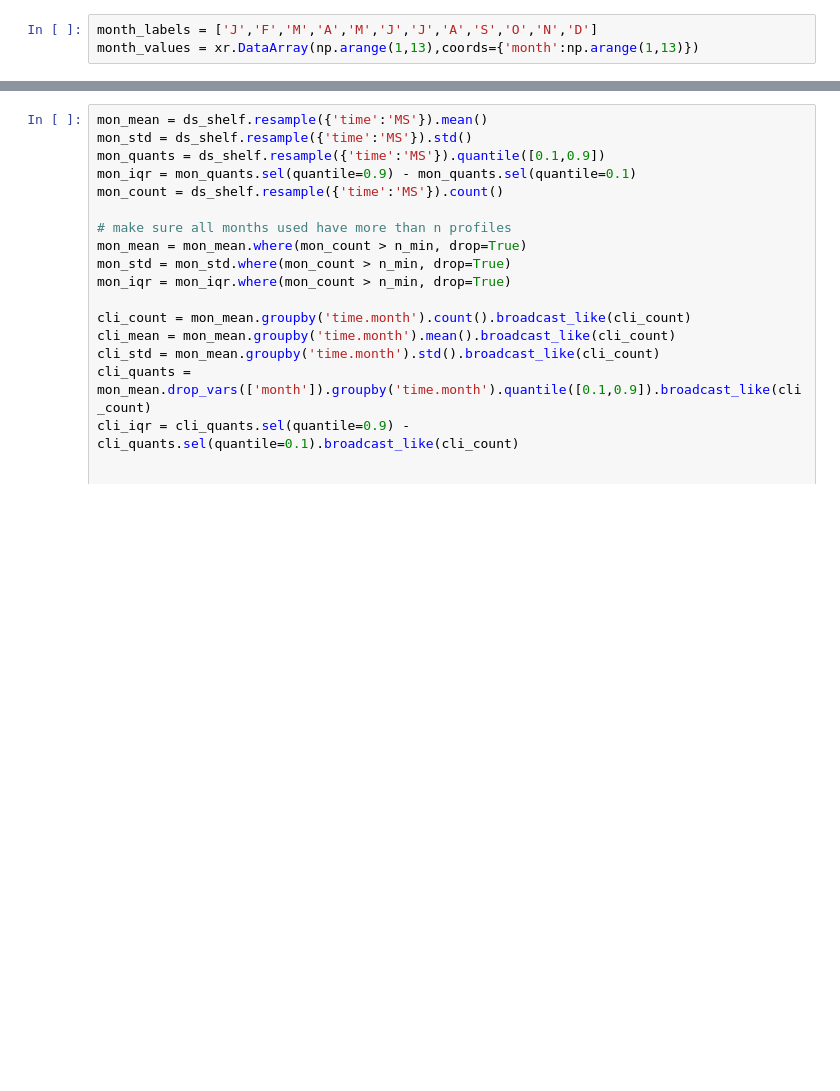
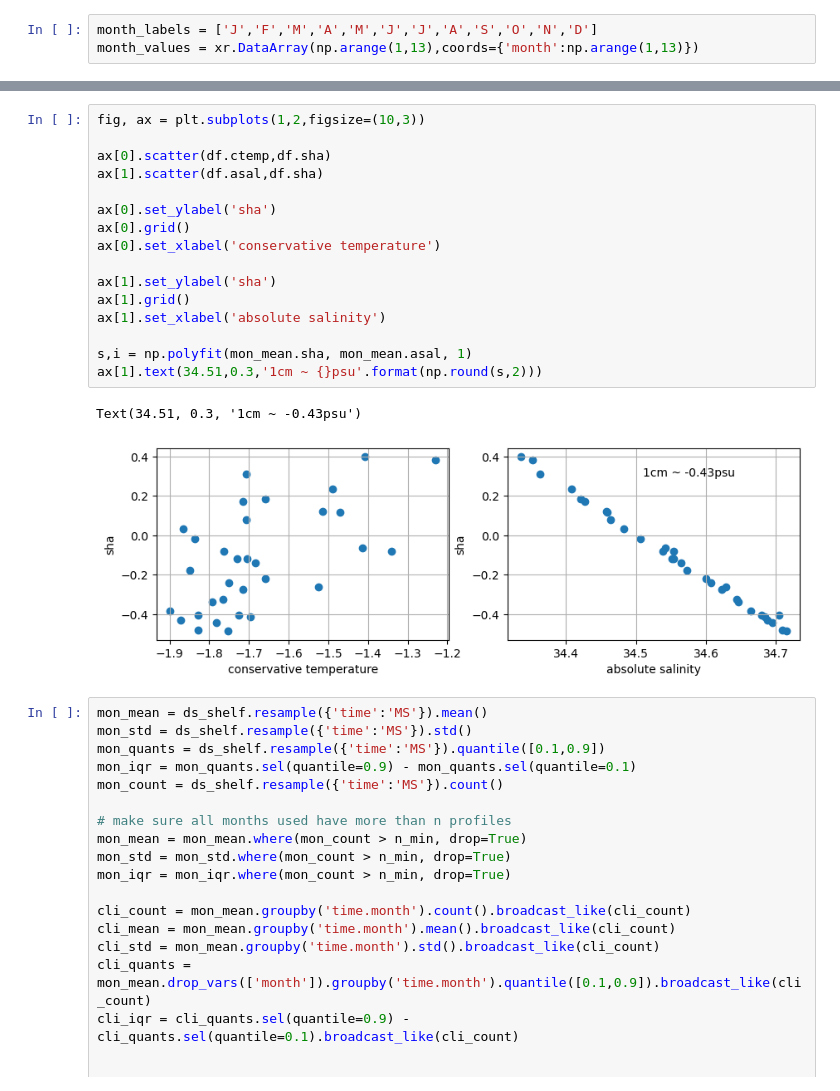
Before and after one commit to eejco/thesis_c3, a Jupyter notebook: c3_natural_variability.ipynb, the cells around one changed output, grey strips where cells are left out. Cells and saved outputs as stored; diff of their text form; blank space fills up the shorter version.

```diff
--- a/c3_natural_variability.ipynb
+++ b/c3_natural_variability.ipynb
@@ -267,3 +193,22 @@ plt.tight_layout()
+# %%
+fig, ax = plt.subplots(1,2,figsize=(10,3))
+
+ax[0].scatter(df.ctemp,df.sha)
+ax[1].scatter(df.asal,df.sha)
+
+ax[0].set_ylabel('sha')
+ax[0].grid()
+ax[0].set_xlabel('conservative temperature')
+
+ax[1].set_ylabel('sha')
+ax[1].grid()
+ax[1].set_xlabel('absolute salinity')
+
+s,i = np.polyfit(mon_mean.sha, mon_mean.asal, 1)
+ax[1].text(34.51,0.3,'1cm ~ {}psu'.format(np.round(s,2)))
+# %% [output]
+Text(34.51, 0.3, '1cm ~ -0.43psu')
+[figure, added]
 # %%
 mon_mean = ds_shelf.resample({'time':'MS'}).mean()
 mon_std = ds_shelf.resample({'time':'MS'}).std()
```
Also changed, not shown: parts of 15 cells of this notebook, 4 other files.
